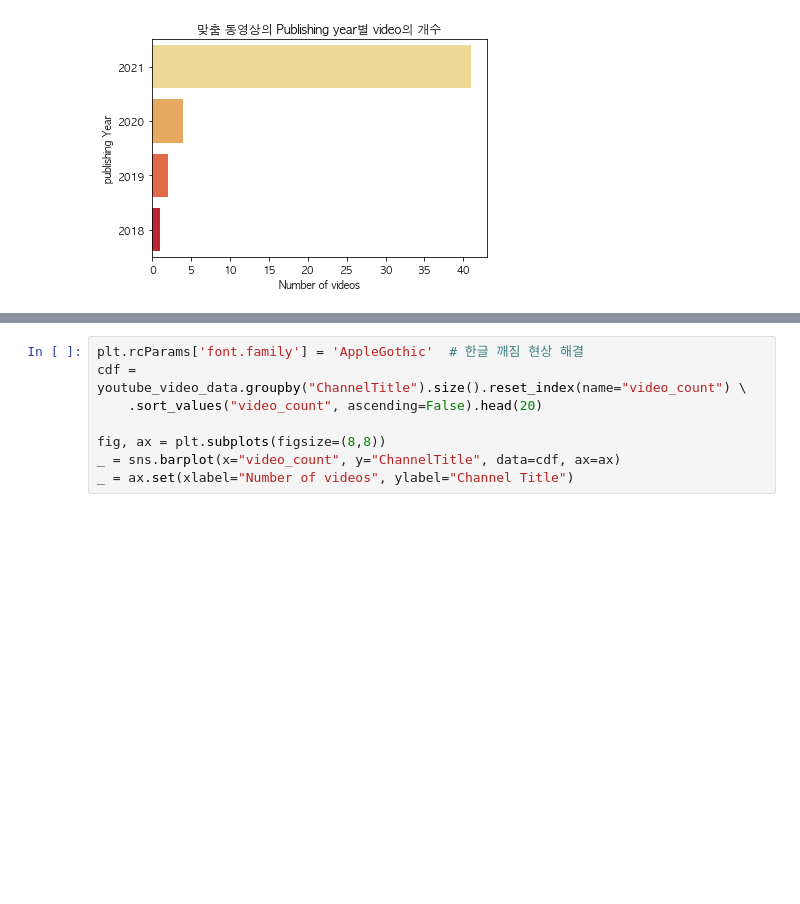
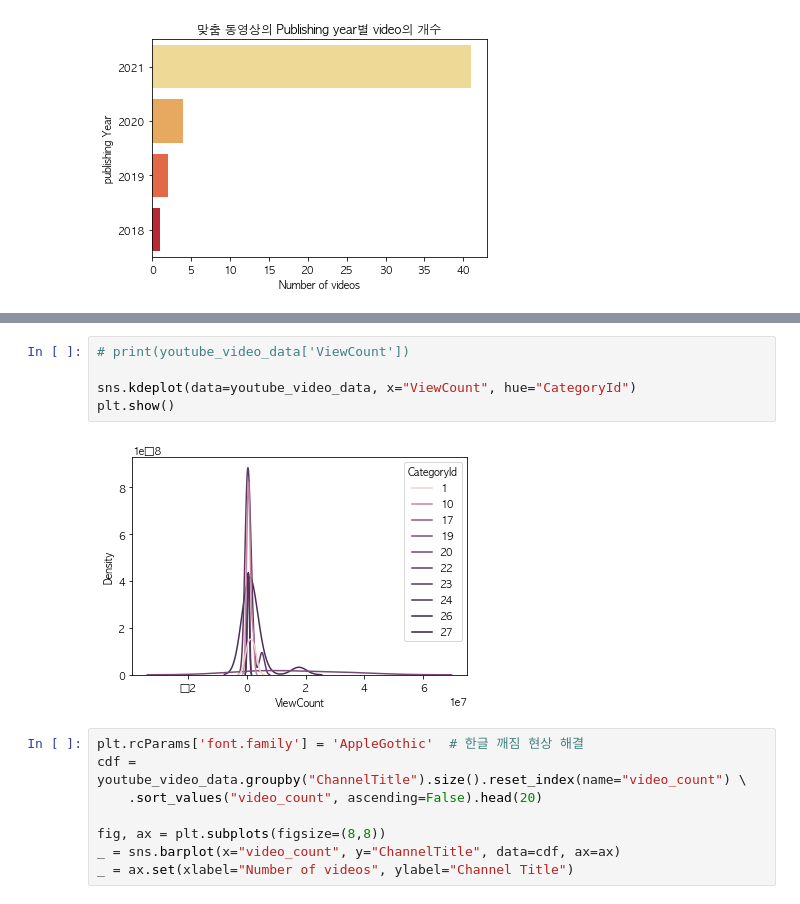
Before and after one commit to enjoy89/data_analysis_programming, a Jupyter notebook: project.ipynb, the cells around one changed output, grey strips where cells are left out. Saved outputs shown, nothing was run; the diff lists cells and outputs as text; blank space fills up the shorter version.

Commit message:
data Visualization

```diff
--- a/project.ipynb
+++ b/project.ipynb
@@ -230,6 +225,13 @@ _ = sns.barplot(x="year", y="No_of_videos", data=df_mydata,
 _ = ax.set(xlabel="publishing Month", ylabel="Number of videos", title='맞춤 동영상의 Publishing month별 video의 개수')
 # %% [output]
 [figure]
+# %%
+# print(youtube_video_data['ViewCount'])
+
+sns.kdeplot(data=youtube_video_data, x="ViewCount", hue="CategoryId")
+plt.show()
+# %% [output]
+[figure, added]
 # %%
 plt.rcParams['font.family'] = 'AppleGothic'  # 한글 깨짐 현상 해결
 cdf = youtube_video_data.groupby("ChannelTitle").size().reset_index(name="video_count") \
```
Also changed, not shown: parts of 7 cells of this notebook.
